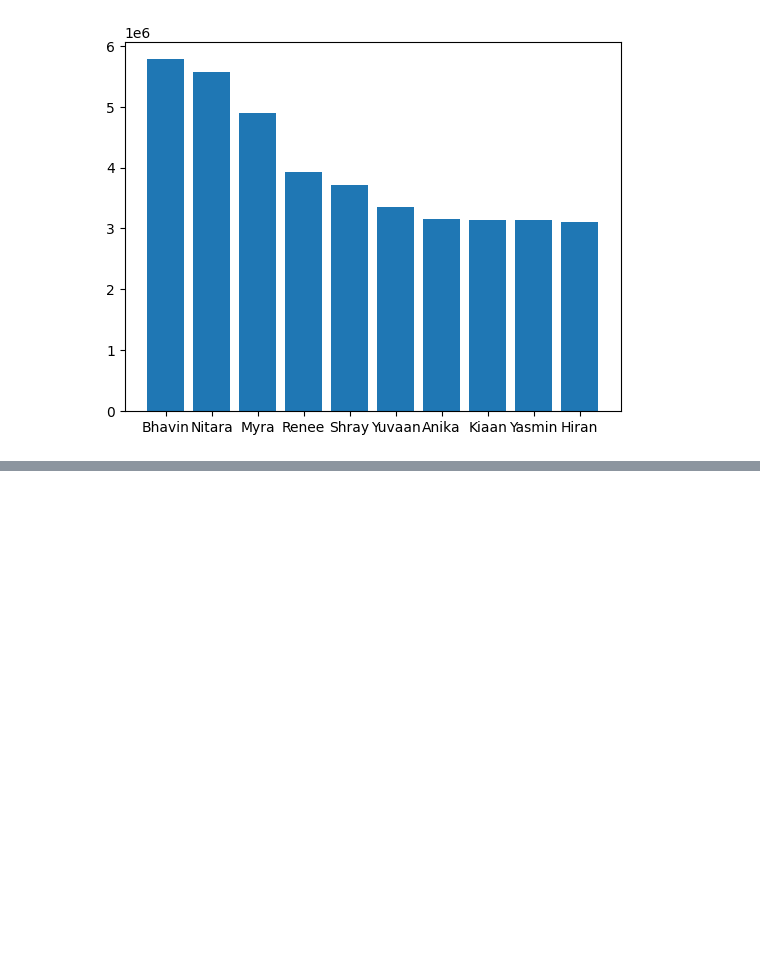
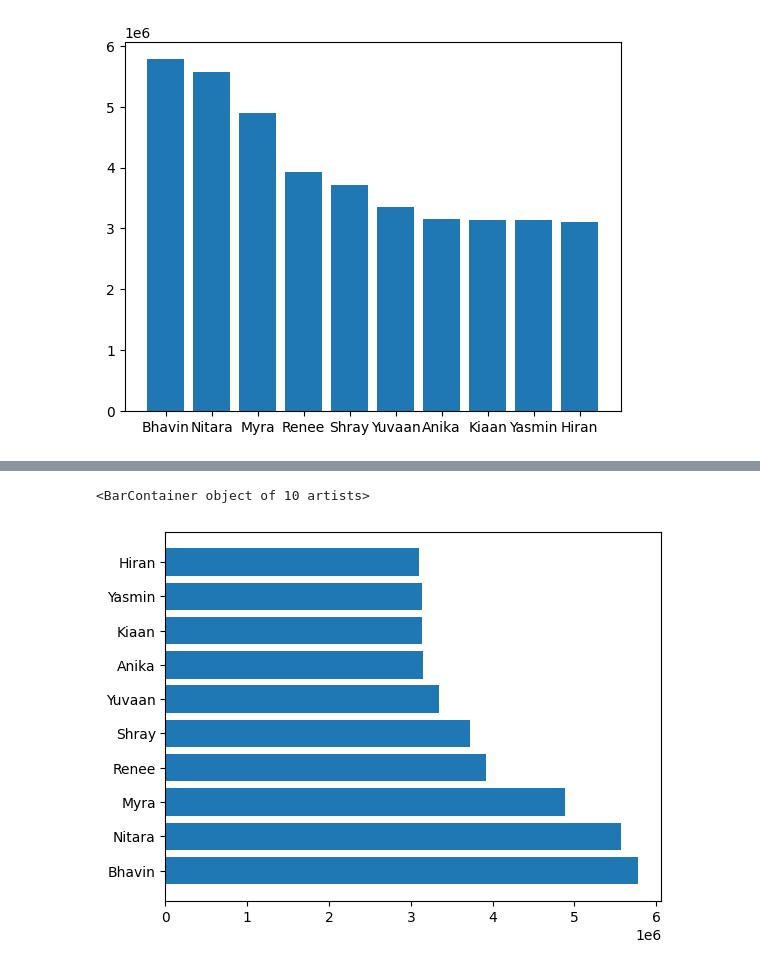
Before and after one commit to aniveshsharma/Ecommerce-Data-Analysis, a Jupyter notebook: SwiftMarket.ipynb, the cells around one changed output, grey strips where cells are left out. Drawn from its saved outputs; the diff is of its cells as text; code cells hidden in the pictures; blank space fills up the shorter version.

```diff
--- a/SwiftMarket.ipynb
+++ b/SwiftMarket.ipynb
@@ -218,0 +231,6 @@ plt.xticks(rotation=25)
+# %%
+h_selling = df['totalsales'].values
+plt.barh(y=firstname,width=h_selling)
+# %% [output]
+<BarContainer object of 10 artists>
+[figure, added]
```
Also changed, not shown: parts of 42 cells of this notebook, 2 other files.
